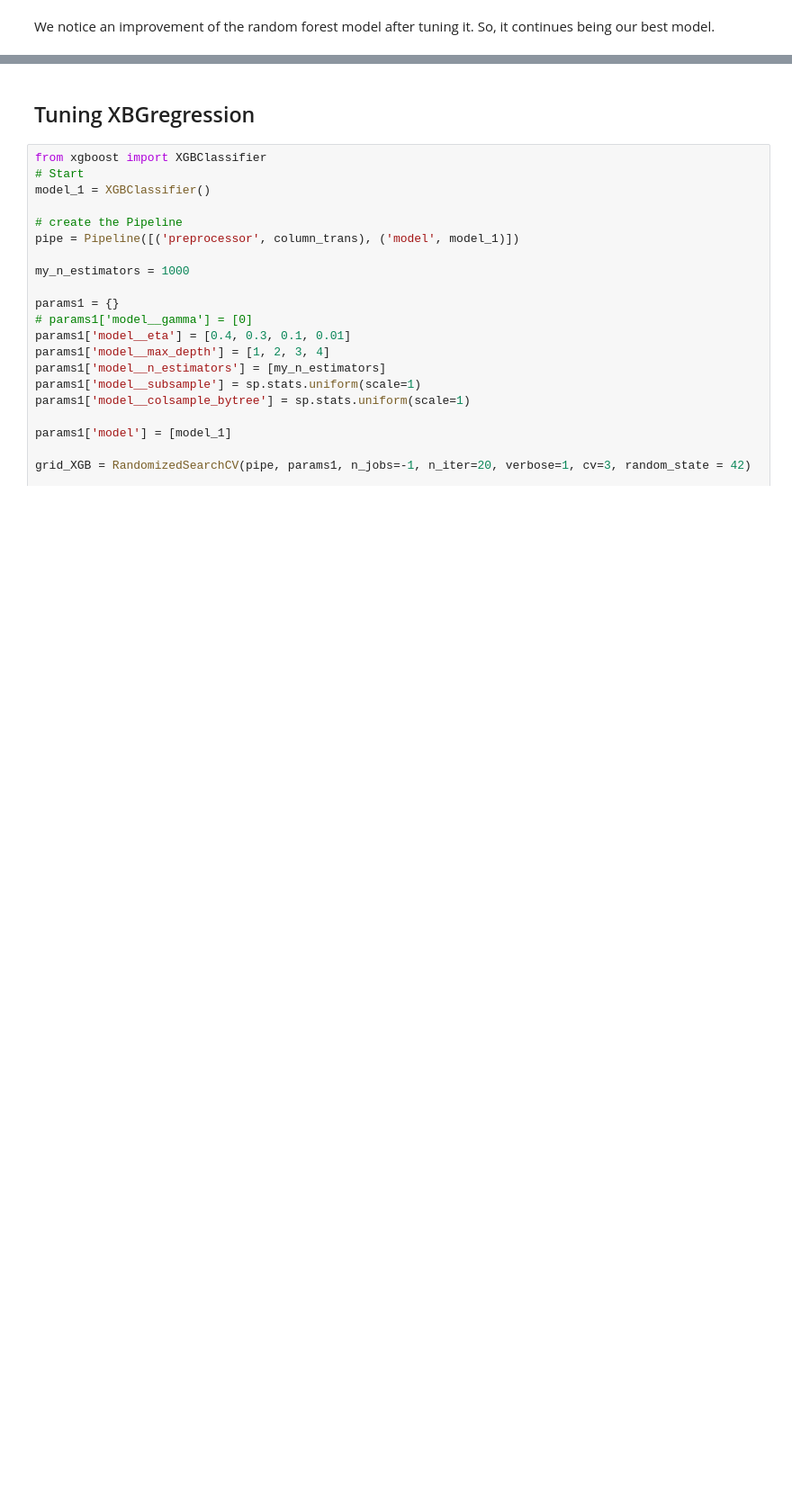
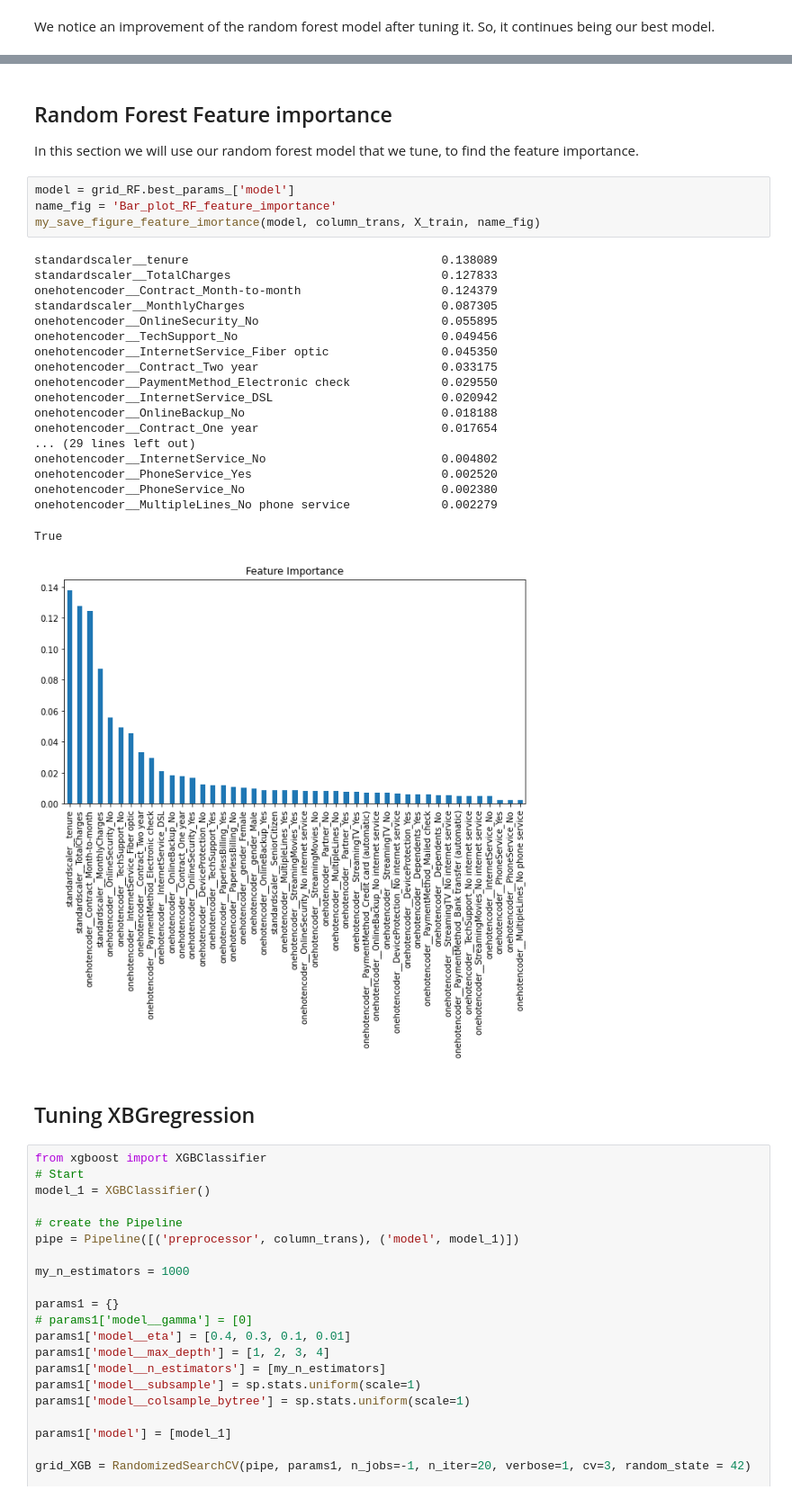
Before and after one commit to ArrigoCoen/IBM_Churn, a Jupyter notebook: Churm_prediction.ipynb, the cells around one changed output, grey strips where cells are left out. Shown at 90% size. Cells and saved outputs as stored; diff of their text form; blank space fills up the shorter version.

```diff
--- a/Churm_prediction.ipynb
+++ b/Churm_prediction.ipynb
@@ -548,3 +492,31 @@ normalized_bar_plot(results_df)
+# %% [markdown]
+## Random Forest Feature importance
+
+In this section we will use our random forest model that we tune, to find the feature importance.
+# %%
+model = grid_RF.best_params_['model']
+name_fig = 'Bar_plot_RF_feature_importance'
+my_save_figure_feature_imortance(model, column_trans, X_train, name_fig)
+# %% [output]
+standardscaler__tenure                                    0.138089
+standardscaler__TotalCharges                              0.127833
+onehotencoder__Contract_Month-to-month                    0.124379
+standardscaler__MonthlyCharges                            0.087305
+onehotencoder__OnlineSecurity_No                          0.055895
+onehotencoder__TechSupport_No                             0.049456
+onehotencoder__InternetService_Fiber optic                0.045350
+onehotencoder__Contract_Two year                          0.033175
+onehotencoder__PaymentMethod_Electronic check             0.029550
+onehotencoder__InternetService_DSL                        0.020942
+onehotencoder__OnlineBackup_No                            0.018188
+onehotencoder__Contract_One year                          0.017654
+... (29 lines left out)
+onehotencoder__InternetService_No                         0.004802
+onehotencoder__PhoneService_Yes                           0.002520
+onehotencoder__PhoneService_No                            0.002380
+onehotencoder__MultipleLines_No phone service             0.002279
+True
+[figure, added]
 # %% [markdown]
 ## Tuning XBGregression
 # %%
```
Also changed, not shown: parts of 34 cells of this notebook, 5 other files.
